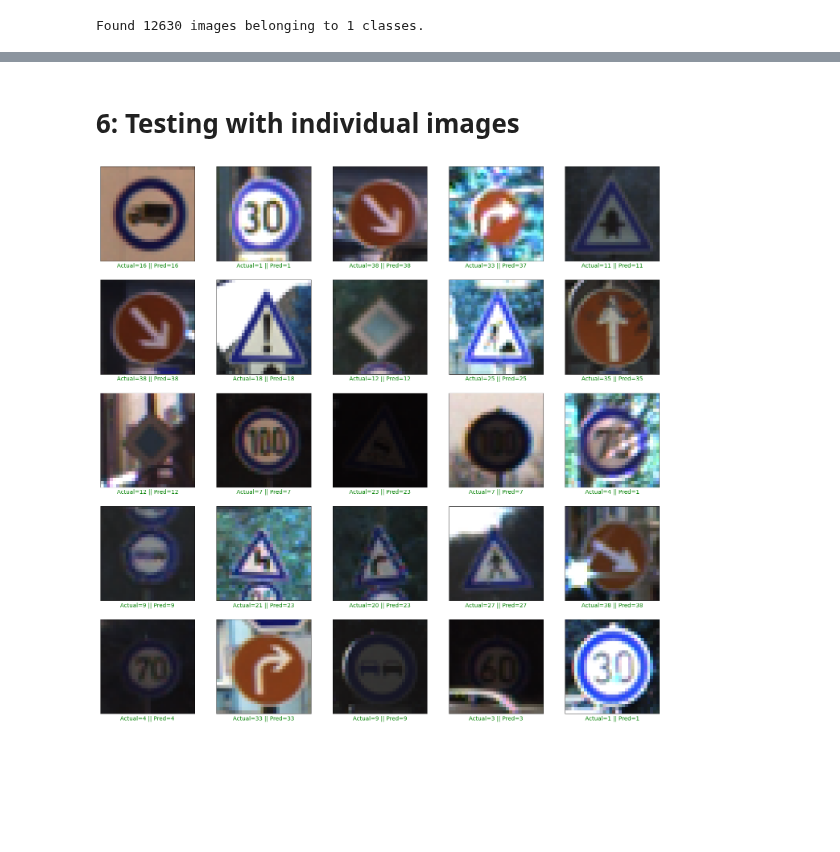
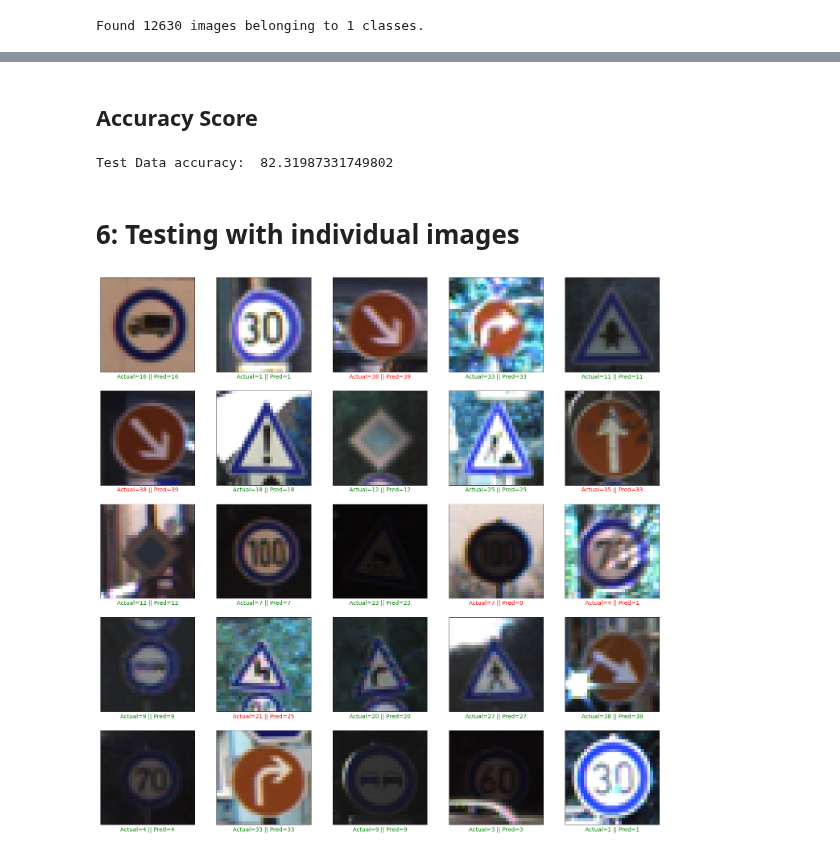
Before and after one commit to IanEspinoso/mock_mr_ganger, a Jupyter notebook: GTRSB - CNN (TensorFlow).ipynb, the cells around one changed output, grey strips where cells are left out. Drawn from its saved outputs; the diff is of its cells as text; code cells hidden in the pictures; blank space fills up the shorter version.

```diff
--- a/GTRSB - CNN (TensorFlow).ipynb
+++ b/GTRSB - CNN (TensorFlow).ipynb
@@ -138,13 +138,3 @@ Size of image: (31, 31, 3)
 It is evident that all the images within the dataset are of different size.
 # %% [markdown]
 ## Q: Let us print a sample image along with along with its class ?
-# %%
-# importing matplotlib modules
-import matplotlib.image as mpimg
-import matplotlib.pyplot as plt
-
-# Read Images
-img = mpimg.imread('/content/gtsrb-german-traffic-sign/Train/1/00001_00000_00000.png')
-
-# Output Images
-plt.imshow(img);
@@ -152,0 +141,18 @@ plt.imshow(img);
+# %%
+# Visualizing 25 random images from test data
+import random
+from matplotlib.image import imread
+
+test = pd.read_csv(data_dir + '/Test.csv')
+imgs = test["Path"].values
+
+plt.figure(figsize=(25,25))
+
+for i in range(1,26):
+    plt.subplot(5,5,i)
+    random_img_path = data_dir + '/' + random.choice(imgs)
+    rand_img = imread(random_img_path)
+    plt.imshow(rand_img)
+    plt.grid(b=None)
+    plt.xlabel(rand_img.shape[1], fontsize = 20)#width of image
+    plt.ylabel(rand_img.shape[0], fontsize = 20)#height of image
@@ -394,3 +384,11 @@ test_data[['ClassId','Path']].head(10)
+# %% [markdown]
+## Accuracy Score
+# %%
+labels = test_data["ClassId"].values
+
+print('Test Data accuracy: ',accuracy_score(labels, preds_temp.astype(int))*100)
+# %% [output]
+Test Data accuracy:  82.31987331749802
 # %%
 
 from PIL import Image
@@ -418,22 +416,22 @@ X_test = X_test/255
 # %%
 
 plt.figure(figsize = (25, 25))
 
 labels = test_data.ClassId.values
 
 start_index = 0
 for i in range(25):
     plt.subplot(5, 5, i + 1)
     plt.grid(False)
     plt.xticks([])
     plt.yticks([])
     prediction = preds_cls[start_index + i]
     actual = labels[start_index + i]
-    col = 'r'
-    if prediction != actual:
-        col = 'g'
+    col = 'g'
+    if prediction.astype(int) != actual:
+        col = 'r'
     plt.xlabel('Actual={} || Pred={}'.format(actual, prediction), color = col)
     plt.imshow(X_test[start_index + i])
 plt.show()
 # %% [output]
-[figure, old version]
+[figure, new version]
```
Also changed, not shown: parts of 9 cells of this notebook.
